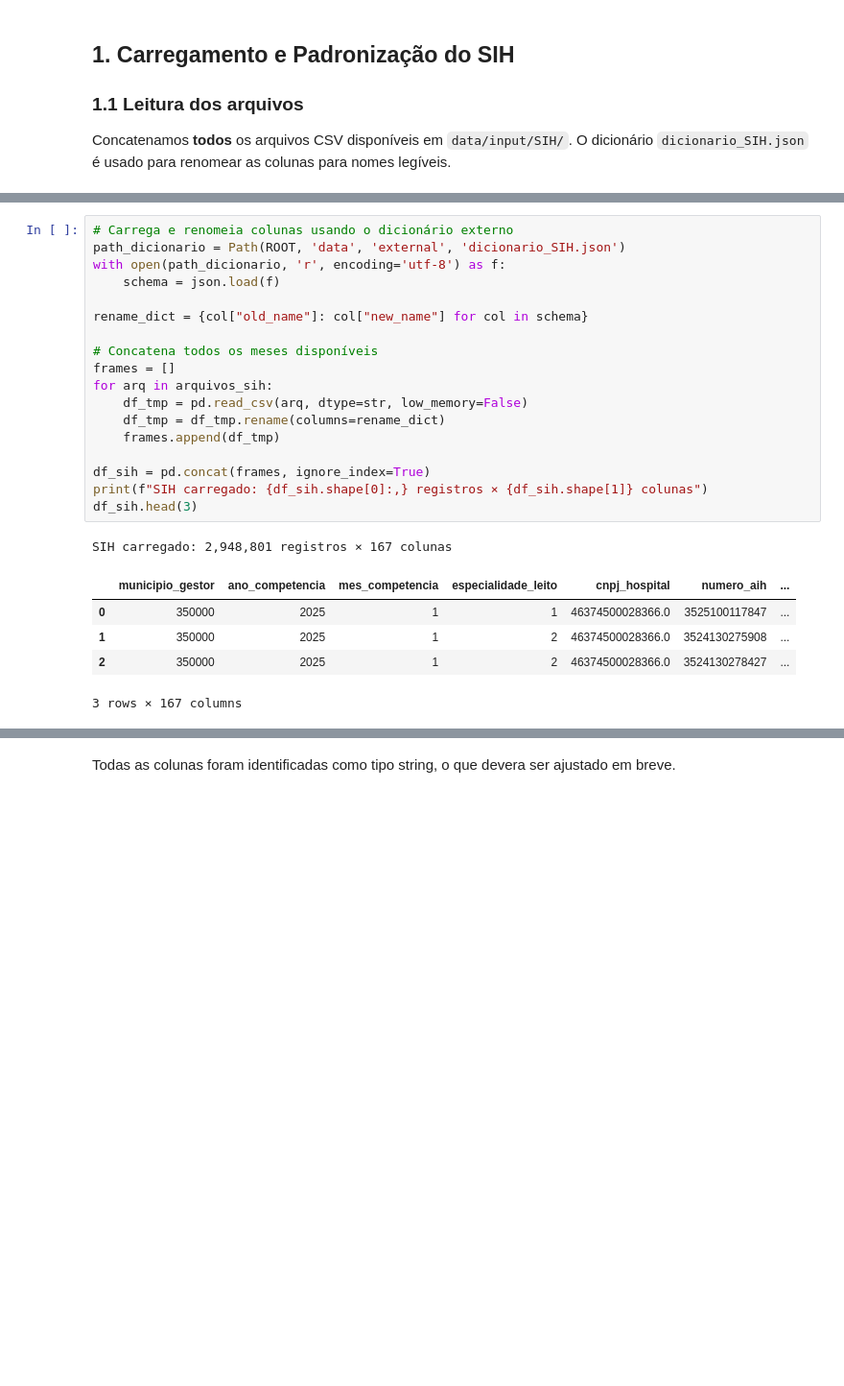
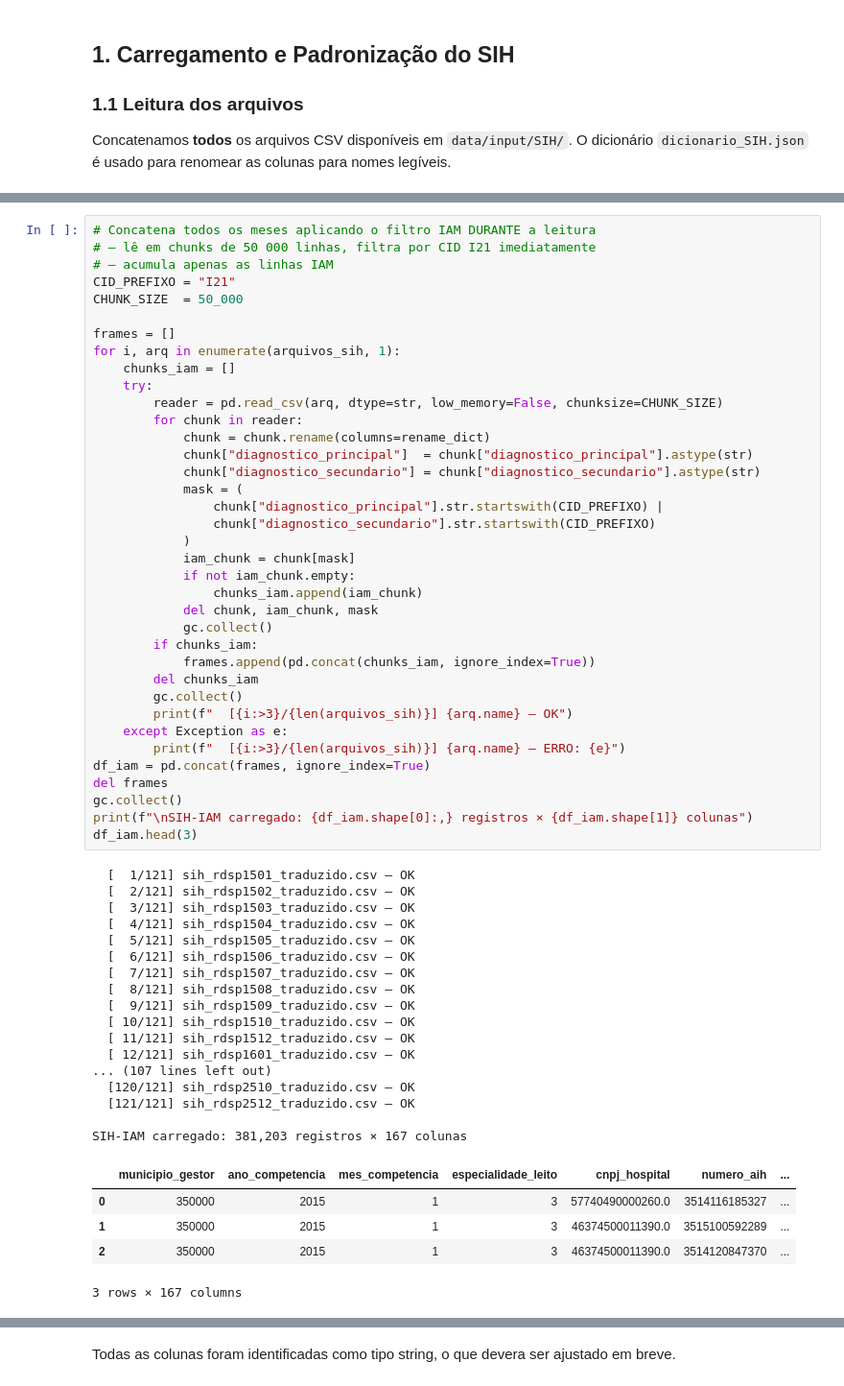
Before and after one commit to Carolina-Silva/TCC, a Jupyter notebook: notebooks/02_etl_ database_integration.ipynb, the cells around one changed output, grey strips where cells are left out. Shown at 96% size. Saved outputs shown, nothing was run; the diff lists cells and outputs as text; blank space fills up the shorter version.

Commit message:
:zap: FEAT running models with 10 years of data loaded (2015–2025)

```diff
--- a/notebooks/02_etl_ database_integration.ipynb
+++ b/notebooks/02_etl_ database_integration.ipynb
@@ -81,27 +93,62 @@ Arquivos SIH traduzidos encontrados: 12
 # %%
-# Carrega e renomeia colunas usando o dicionário externo
-path_dicionario = Path(ROOT, 'data', 'external', 'dicionario_SIH.json')
-with open(path_dicionario, 'r', encoding='utf-8') as f:
-    schema = json.load(f)
+# Concatena todos os meses aplicando o filtro IAM DURANTE a leitura
+# — lê em chunks de 50 000 linhas, filtra por CID I21 imediatamente
+# — acumula apenas as linhas IAM
+CID_PREFIXO = "I21"
+CHUNK_SIZE  = 50_000
 
-rename_dict = {col["old_name"]: col["new_name"] for col in schema}
-
-# Concatena todos os meses disponíveis
 frames = []
-for arq in arquivos_sih:
-    df_tmp = pd.read_csv(arq, dtype=str, low_memory=False)
-    df_tmp = df_tmp.rename(columns=rename_dict)
-    frames.append(df_tmp)
-
-df_sih = pd.concat(frames, ignore_index=True)
-print(f"SIH carregado: {df_sih.shape[0]:,} registros × {df_sih.shape[1]} colunas")
-df_sih.head(3)
+for i, arq in enumerate(arquivos_sih, 1):
+    chunks_iam = []
+    try:
+        reader = pd.read_csv(arq, dtype=str, low_memory=False, chunksize=CHUNK_SIZE)
+        for chunk in reader:
+            chunk = chunk.rename(columns=rename_dict)
+            chunk["diagnostico_principal"]  = chunk["diagnostico_principal"].astype(str)
+            chunk["diagnostico_secundario"] = chunk["diagnostico_secundario"].astype(str)
+            mask = (
+                chunk["diagnostico_principal"].str.startswith(CID_PREFIXO) |
+                chunk["diagnostico_secundario"].str.startswith(CID_PREFIXO)
+            )
+            iam_chunk = chunk[mask]
+            if not iam_chunk.empty:
+                chunks_iam.append(iam_chunk)
+            del chunk, iam_chunk, mask
+            gc.collect()
+        if chunks_iam:
+            frames.append(pd.concat(chunks_iam, ignore_index=True))
+        del chunks_iam
+        gc.collect()
+        print(f"  [{i:>3}/{len(arquivos_sih)}] {arq.name} — OK")
+    except Exception as e:
+        print(f"  [{i:>3}/{len(arquivos_sih)}] {arq.name} — ERRO: {e}")
+df_iam = pd.concat(frames, ignore_index=True)
+del frames
+gc.collect()
+print(f"\nSIH-IAM carregado: {df_iam.shape[0]:,} registros × {df_iam.shape[1]} colunas")
+df_iam.head(3)
 # %% [output]
-SIH carregado: 2,948,801 registros × 167 colunas
+  [  1/121] sih_rdsp1501_traduzido.csv — OK
+  [  2/121] sih_rdsp1502_traduzido.csv — OK
+  [  3/121] sih_rdsp1503_traduzido.csv — OK
+  [  4/121] sih_rdsp1504_traduzido.csv — OK
+  [  5/121] sih_rdsp1505_traduzido.csv — OK
+  [  6/121] sih_rdsp1506_traduzido.csv — OK
+  [  7/121] sih_rdsp1507_traduzido.csv — OK
+  [  8/121] sih_rdsp1508_traduzido.csv — OK
+  [  9/121] sih_rdsp1509_traduzido.csv — OK
+  [ 10/121] sih_rdsp1510_traduzido.csv — OK
+  [ 11/121] sih_rdsp1512_traduzido.csv — OK
+  [ 12/121] sih_rdsp1601_traduzido.csv — OK
+... (107 lines left out)
+  [120/121] sih_rdsp2510_traduzido.csv — OK
+  [121/121] sih_rdsp2512_traduzido.csv — OK
+
+SIH-IAM carregado: 381,203 registros × 167 colunas
 |  | municipio_gestor | ano_competencia | mes_competencia | especialidade_leito | cnpj_hospital | numero_aih | ... |
-| 0 | 350000 | 2025 | 1 | 1 | 46374500028366.0 | 3525100117847 | ... |
-| 1 | 350000 | 2025 | 1 | 2 | 46374500028366.0 | 3524130275908 | ... |
-| 2 | 350000 | 2025 | 1 | 2 | 46374500028366.0 | 3524130278427 | ... |
+| 0 | 350000 | 2015 | 1 | 3 | 57740490000260.0 | 3514116185327 | ... |
+| 1 | 350000 | 2015 | 1 | 3 | 46374500011390.0 | 3515100592289 | ... |
+| 2 | 350000 | 2015 | 1 | 3 | 46374500011390.0 | 3514120847370 | ... |
 3 rows × 167 columns
 # %%
 # identificação dos tipos das colunas
```
Also changed, not shown: parts of 22 cells of this notebook, 5 other files.
